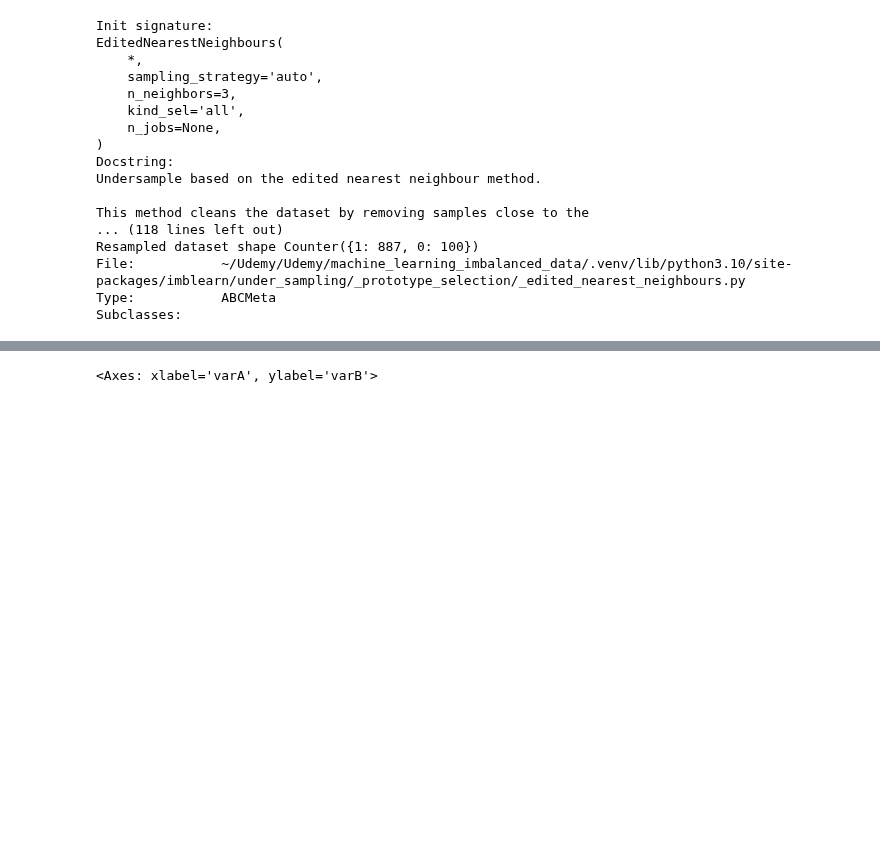
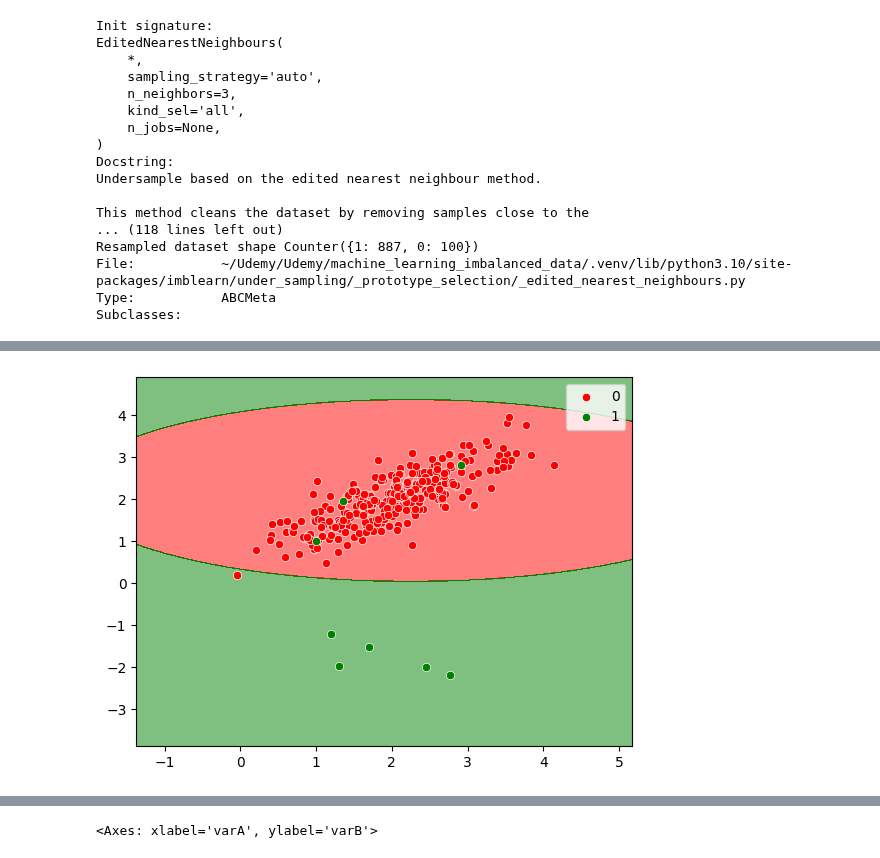
Before and after one commit to MaximillianJacob/Udemy, a Jupyter notebook: machine_learning_imbalanced_data/5_Undersampling/5.1_EditedNearestNeighbours.ipynb, the cells around one changed output, grey strips where cells are left out. Drawn from its saved outputs; the diff is of its cells as text; code cells hidden in the pictures; blank space fills up the shorter version.

```diff
--- a/machine_learning_imbalanced_data/5_Undersampling/5.1_EditedNearestNeighbours.ipynb
+++ b/machine_learning_imbalanced_data/5_Undersampling/5.1_EditedNearestNeighbours.ipynb
@@ -79,0 +103,6 @@ X_resampled, y_resampled = enn.fit_resample(X, y)
+# %%
+GNB = GaussianNB()
+# %%
+pdb(GNB, X_resampled, X_test, y_resampled, y_test)
+# %% [output]
+[figure, added]
```
Also changed, not shown: parts of 11 cells of this notebook, 1 other file.
